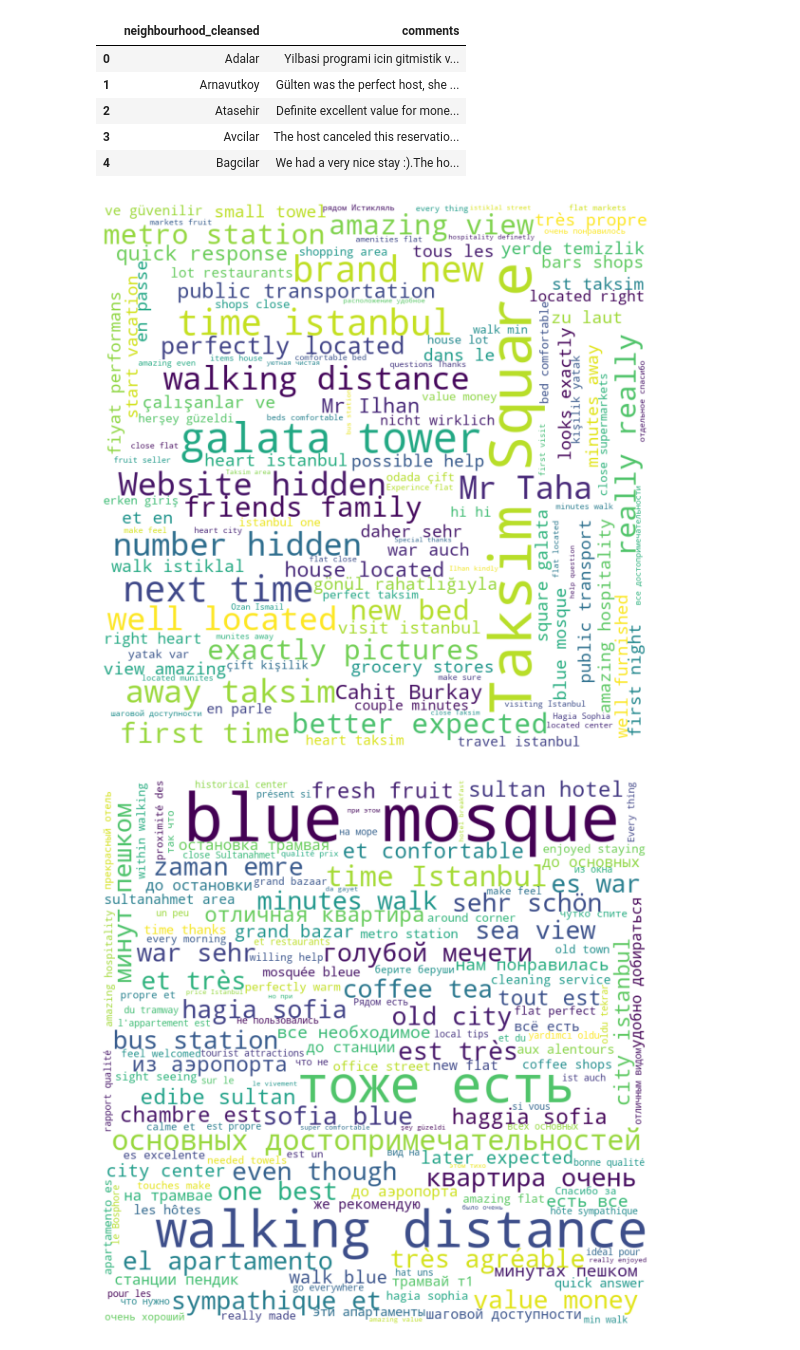
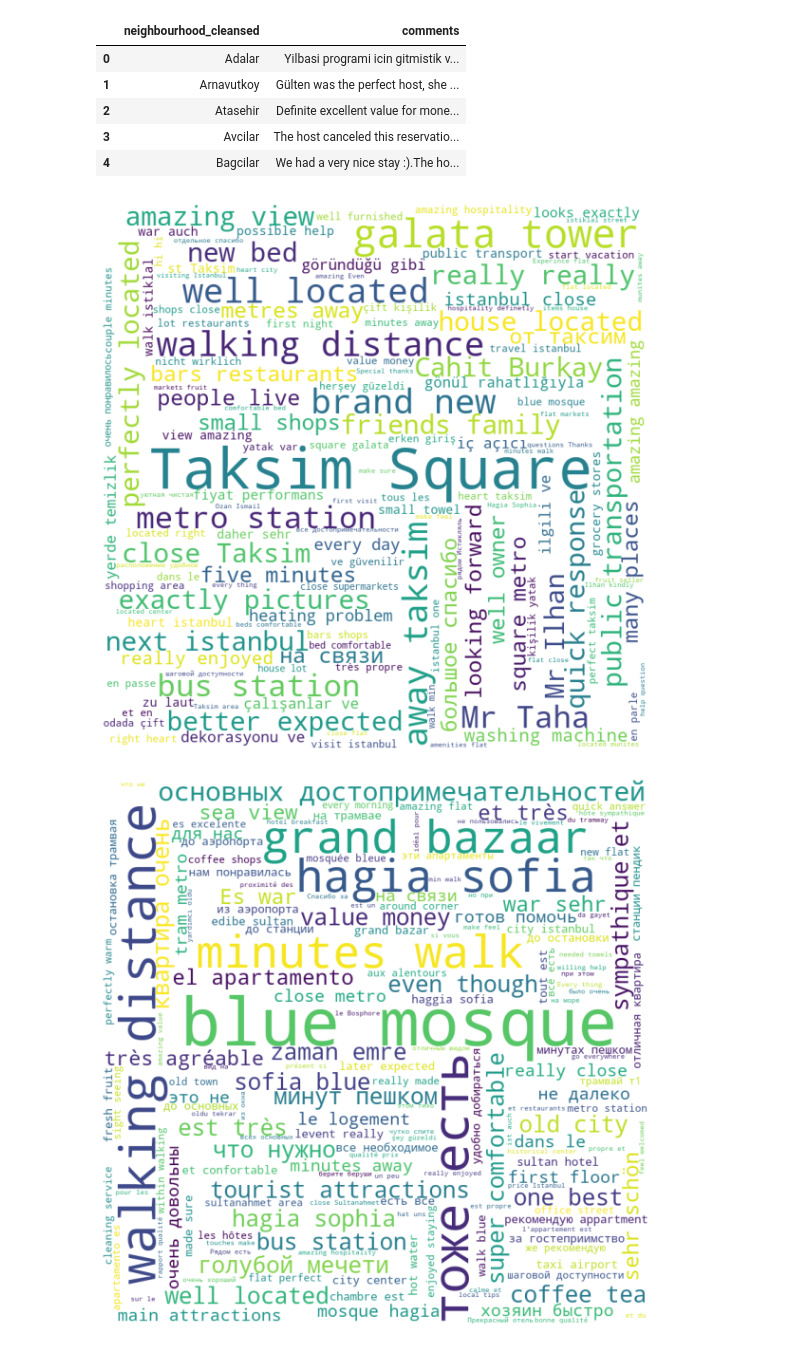
Before and after one commit to OzanGenc/Airbnb-Istanbul-ReviewScorePrediction, a Jupyter notebook: WordCloud.ipynb, the cells around one changed output. Cells and saved outputs as stored; diff of their text form; code cells hidden in the pictures.

```diff
--- a/WordCloud.ipynb
+++ b/WordCloud.ipynb
@@ -468,7 +468,7 @@ add_stopwords = {'everything', 'need', 'ev', 'sahibi', 'recommend', 'definitely'
                  'teşekkür', 'automated', 'posting', 'nice', 'ederiz', 'şenay', 'hanım',
                  'konum', 'olarak', 'available', 'always', 'konumda', 'için', 'ulaş',
                  'bey', 'her', 'der', 'die', 'wohnung', 'sadiye', 'Tarık', 'teyze', 'cemal',
-                 'yigit'}
+                 'yigit', 'time', 'hidden', 'Website'}
 # %%
 from wordcloud import WordCloud, STOPWORDS
 import matplotlib.pyplot as plt
@@ -476,7 +476,7 @@ import pandas as pd
 
 comment_words = ''
 stopwords = set(STOPWORDS).union(add_stopwords)
-comments = df_grouped_strings.query("neighbourhood_cleansed == 'Beyoglu'")['comments'].to_list()[0][-45000:]
+comments = df_grouped_strings.query("neighbourhood_cleansed == 'Beyoglu'")['comments'].to_list()[0][-50000:]
 
 translator = Translator()
 comments = translator.translate(comments).text
@@ -502,34 +502,34 @@ plt.tight_layout(pad = 0)
 
 plt.show()
 # %% [output]
-[figure, old version]
+[figure, new version]
 # %%
 comment_words = ''
 stopwords = set(STOPWORDS).union(add_stopwords)
-comments = df_grouped_strings.query("neighbourhood_cleansed == 'Fatih'")['comments'].to_list()[0][-45000:]
+comments = df_grouped_strings.query("neighbourhood_cleansed == 'Fatih'")['comments'].to_list()[0][-50000:]
 
 #translator = Translator()
 #comments = translator.translate(comments).text
 
 tokens = comments.split()
 
 for i in range(len(tokens)):
   tokens[i] = tokens[i].lower()
   comment_words += " ".join(tokens)+" "
 
 
 
 wordcloud = WordCloud(width = 800, height = 800,
                 background_color ='white',
                 stopwords = stopwords,
                 min_font_size = 10).generate(comment_words)
 
 # plot the WordCloud image
 plt.figure(figsize = (8, 8), facecolor = None)
 plt.imshow(wordcloud)
 plt.axis("off")
 plt.tight_layout(pad = 0)
 
 plt.show()
 # %% [output]
-[figure, old version]
+[figure, new version]
```
Also changed, not shown: parts of 11 cells of this notebook.
